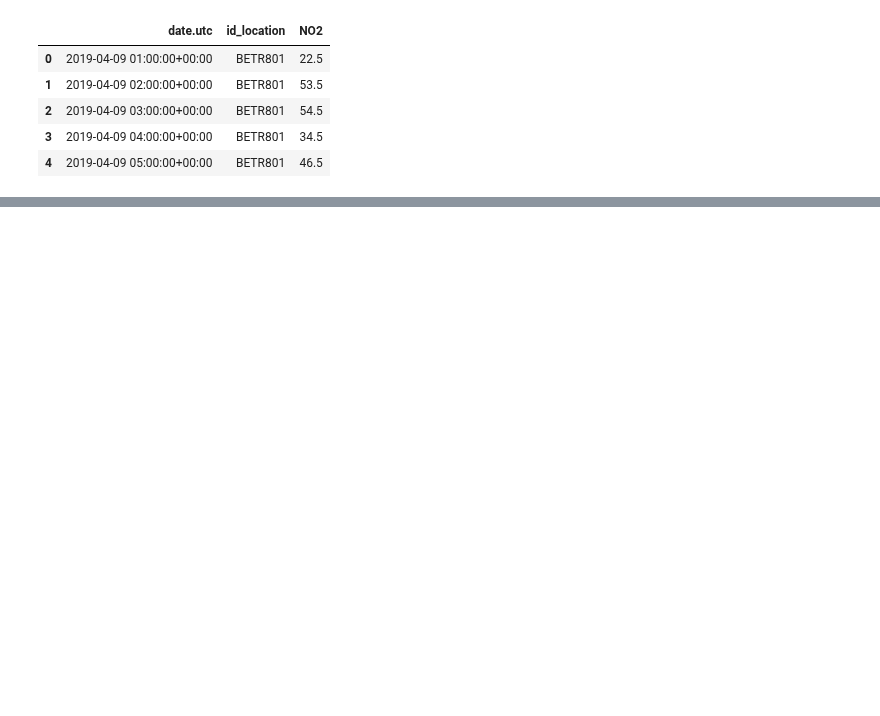
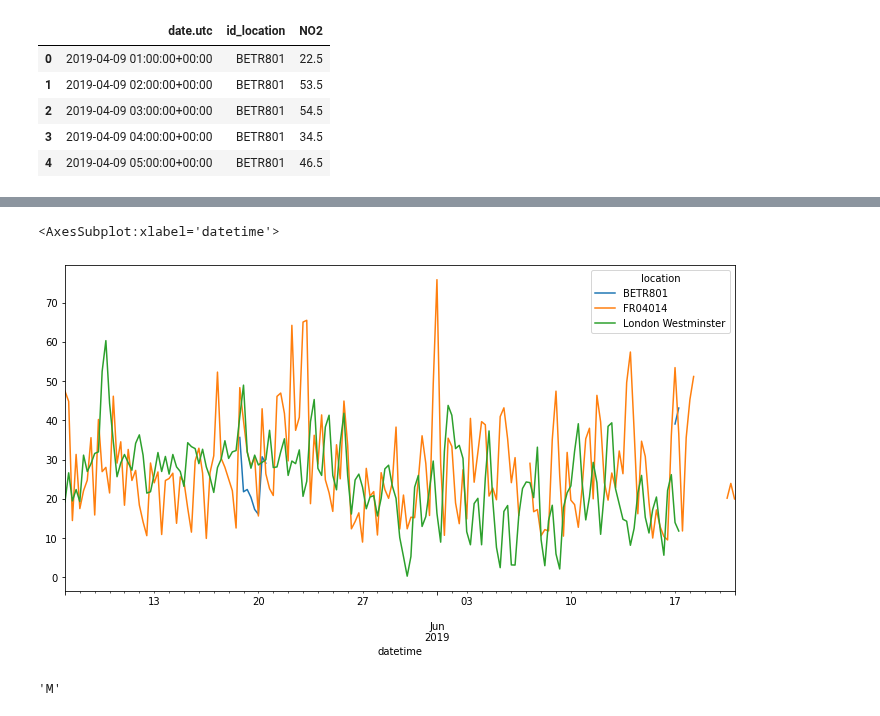
Before and after one commit to UtsavParashar/PythonProblems, a Jupyter notebook: PandasOffDoc.ipynb, the cells around one changed output, grey strips where cells are left out. Cells and saved outputs as stored; diff of their text form; code cells hidden in the pictures; blank space fills up the shorter version.

```diff
--- a/PandasOffDoc.ipynb
+++ b/PandasOffDoc.ipynb
@@ -860,0 +908,10 @@ Text(0, 0.5, '$NO_2 (μg/m^3)$')
+# %%
+no_2.resample('6H').mean().plot(figsize=(12,6))
+# %% [output]
+<AxesSubplot:xlabel='datetime'>
+[figure, added]
+# %%
+monthly_max.index.freq # <MonthEnd>
+monthly_max.index.freqstr # 'M'
+# %% [output]
+'M'
```
Also changed, not shown: parts of 58 cells of this notebook, 1 other file.
